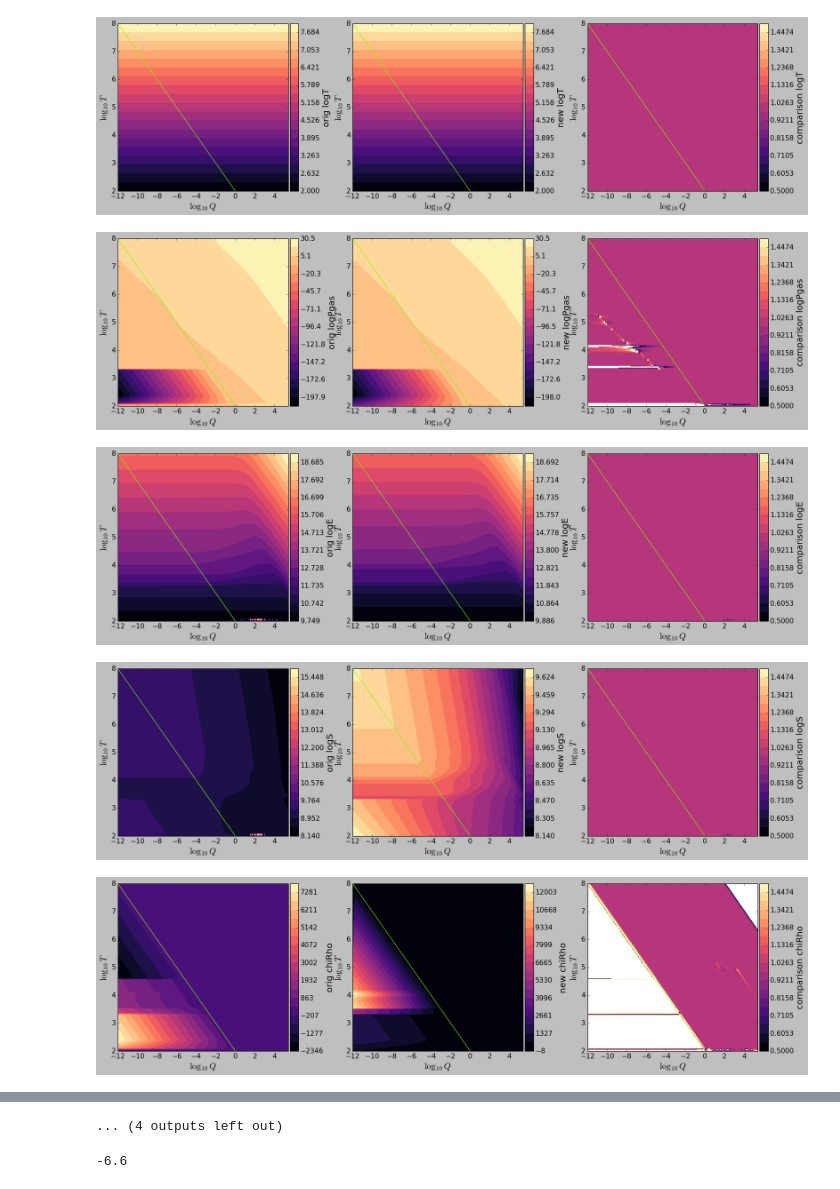
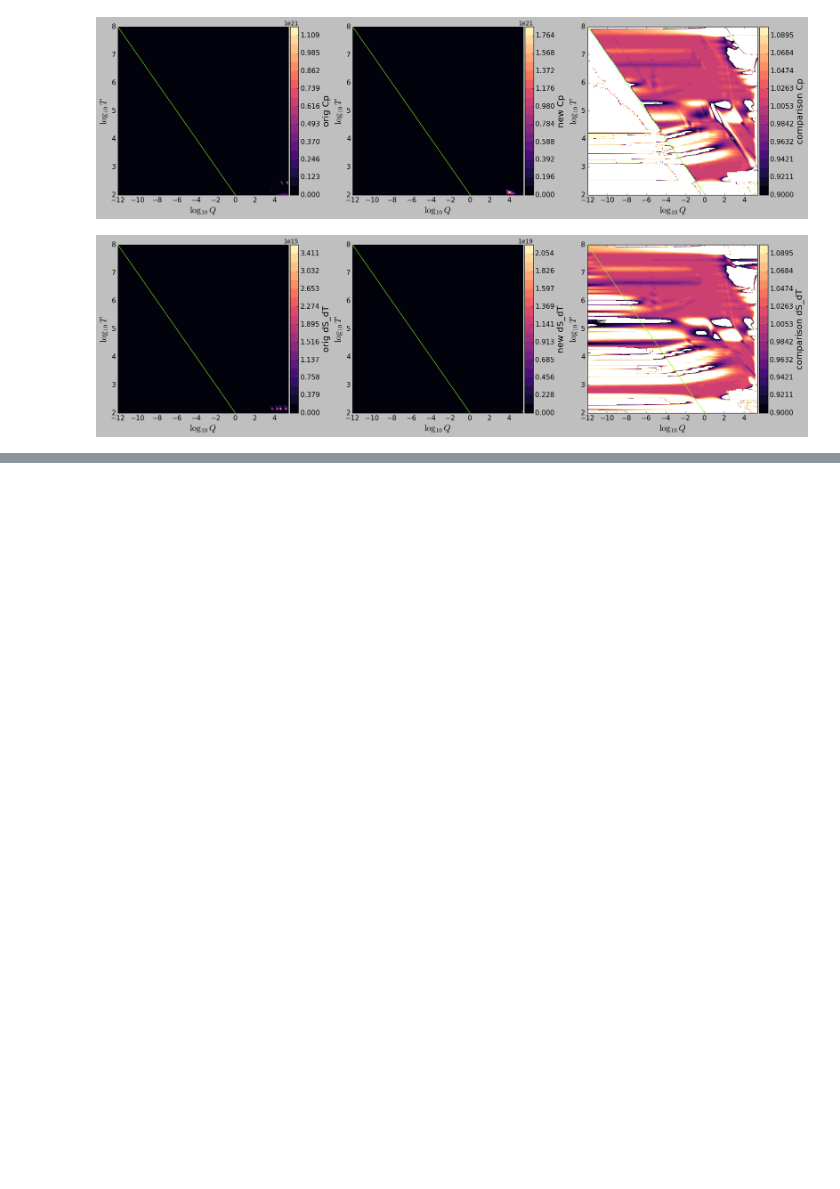
Before and after one commit to esandford/giant_planets, a Jupyter notebook: MESA_EoS/compare_cleanedup.ipynb, the cells around one changed output, grey strips where cells are left out. Saved outputs shown, nothing was run; the diff lists cells and outputs as text; code cells hidden in the pictures; blank space fills up the shorter version.

```diff
--- a/MESA_EoS/compare_cleanedup.ipynb
+++ b/MESA_EoS/compare_cleanedup.ipynb
@@ -32,6 +35,8 @@ import pickle
 # %%
-orig = meos.read_MESAtable("./my_MESAformat_tables/mesa-planetblend_00z60x.data")
-new = meos.read_MESAtable("./meos_MESAformat_tables/mesa-planetblend_00z60x.data")
+#orig = meos.read_MESAtable("./my_MESAformat_tables/mesa-planetblend_00z10x.data")
+orig = meos.read_MESAtable("./meos_MESAformat_CMS19+HG23+rock+water/mesa-planetblend_10z90x.data")
+#new = meos.read_MESAtable("./meos_MESAformat_CD21+AQUA/mesa-CD21+AQUA_00z10x.data")
+new = meos.read_MESAtable("./meos_MESAformat_CMS19+HG23+rock+water/mesa-planetblend-TC_s=1_10z90x.data")
 
 # table[:,:,0] = log10Tgrid
 # table[:,:,-2] = log10Qgrid
@@ -39,34 +44,36 @@ new = meos.read_MESAtable("./meos_MESAformat_tables/mesa-planetblend_00z60x.data
 # %%
 x = np.arange(-12,5.45,0.05)
 y1 = 2 - 0.5*x
 y2 = 9 - 0.5*x
 
 labels =['logT','logPgas','logE','logS','chiRho','chiT','Cp','Cv','dE_dRho','dS_dT','dS_dRho','mu ','log_free_e','gamma1','gamma3','grad_ad','eta','logQ','logrho']
 
-for i in range(19):
-    if i != 11 and i!= 12 and i!= 16:
+#for i in range(19):
+for i in np.array((6,9)):
+    #if i != 11 and i!= 12 and i!= 16:
+    if i!=16:
 
         orig_zmin = np.min(orig[:,:,i][np.isfinite(orig[:,:,i])])
         orig_zmax = np.max(orig[:,:,i][np.isfinite(orig[:,:,i])])
 
         new_zmin = np.min(new[:,:,i][np.isfinite(new[:,:,i])])
         new_zmax = np.max(new[:,:,i][np.isfinite(new[:,:,i])])
-        meos.contourf_sublots_with_colorbars(nRow=1, nCol=3,
+
+
+        meos.contourf_subplots_with_colorbars(nRow=1, nCol=3,
                                     xs=orig[:,:,-2],
                                     ys=orig[:,:,0],
                                     zs=[orig[:,:,i],new[:,:,i], new[:,:,i]/orig[:,:,i]],
                                     xlims=(-12,5.4),
                                     ylims=(2,8),
-                                    zlims=[(orig_zmin,orig_zmax),(new_zmin,new_zmax),(0.5,1.5)],
+                                    zlims=[(orig_zmin,orig_zmax),(new_zmin,new_zmax),(0.9,1.1)],
+                                    #zlims=[(1.e8,1.e10),(1.e8,1.e10),(0.9,1.1)],
                                     levels=20,
                                     xlabels=r'$\log_{10}Q$',
                                     ylabels=r'$\log_{10}T$',
                                     zlabels=['orig {0}'.format(labels[i]),'new {0}'.format(labels[i]),'comparison {0}'.format(labels[i])],
                                     cmap='magma', vlines=None, hlines=None, otherlines_x=[x], otherlines_y=[y1,y2],
                                     species='H', plot_interpolation_lines=False, savename=None)
 # %% [output]
-[figure, old version]
+[figure, new version]
-[figure, old version]
+[figure, new version]
-[figure, removed]
-[figure, removed]
-[figure, removed]
@@ -80,5 +79,0 @@ for i in range(19):
-... (4 outputs left out)
-# %%
-5.4-12
-# %% [output]
--6.6
```
Also changed, not shown: parts of 2 cells of this notebook, 22 other files.
